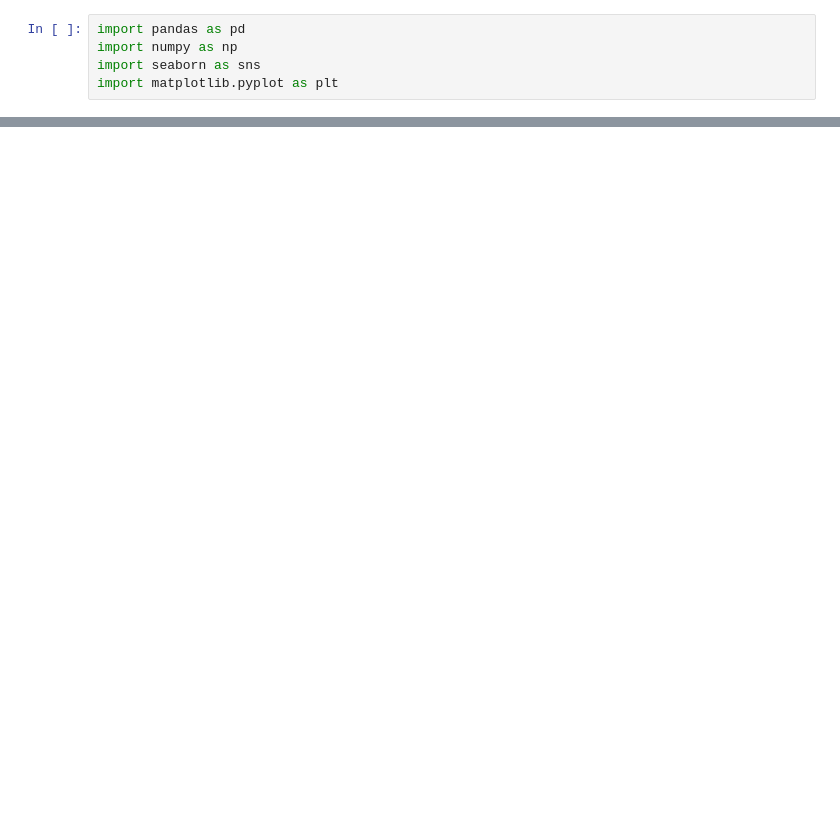
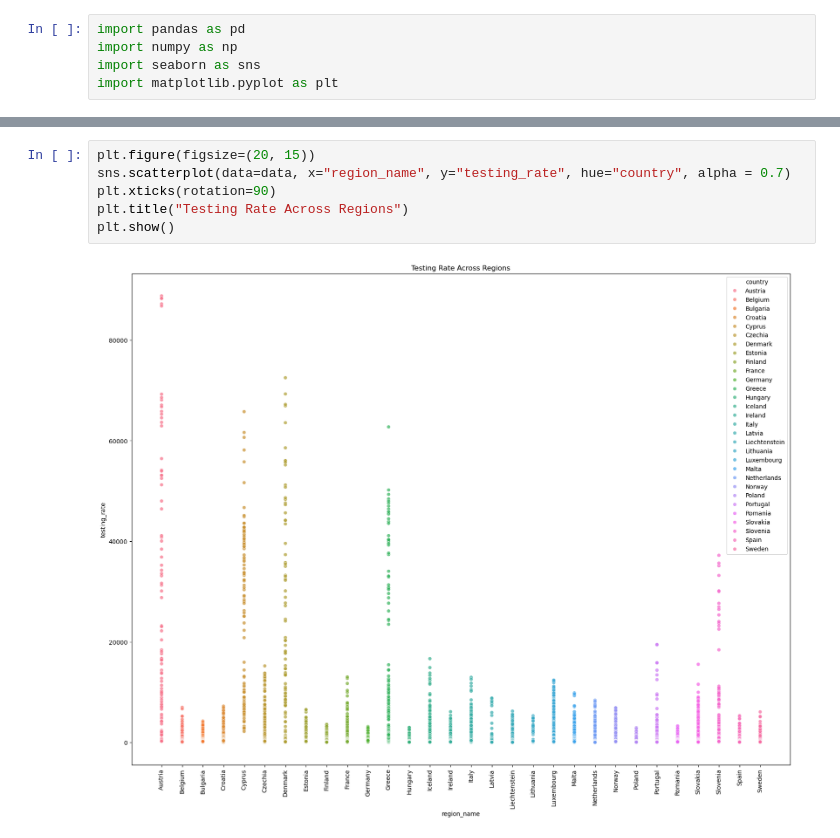
Before and after one commit to srujanaharinath/Sql-for-Data-Science, a Jupyter notebook: code/covid.ipynb, the cells around one changed output, grey strips where cells are left out. Cells and saved outputs as stored; diff of their text form; blank space fills up the shorter version.

```diff
--- a/code/covid.ipynb
+++ b/code/covid.ipynb
@@ -9,0 +81,8 @@ FileNotFoundError: [Errno 2] No such file or directory: 'srujanaharinath/Python-
+# %%
+plt.figure(figsize=(20, 15))
+sns.scatterplot(data=data, x="region_name", y="testing_rate", hue="country", alpha = 0.7)
+plt.xticks(rotation=90)
+plt.title("Testing Rate Across Regions")
+plt.show()
+# %% [output]
+[figure, added]
```
Also changed, not shown: parts of 11 cells of this notebook.
